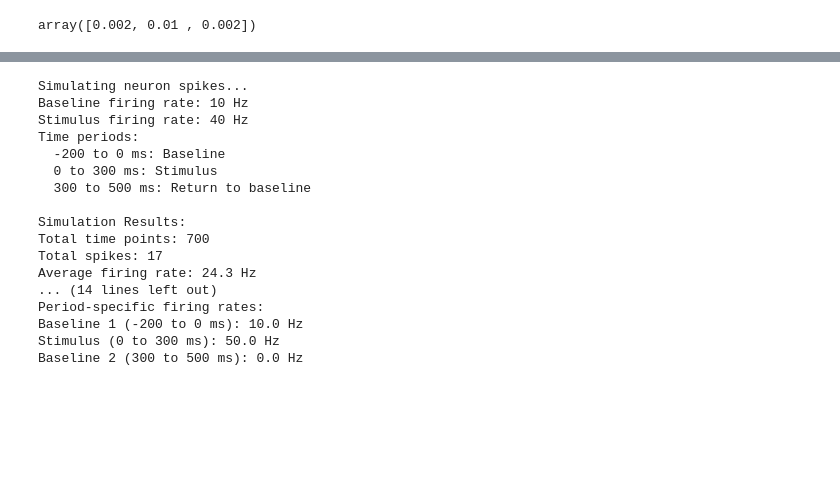
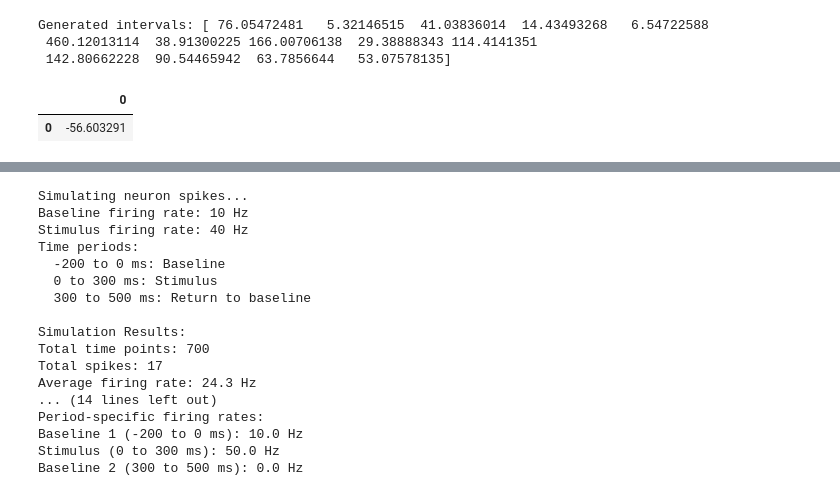
Before and after one commit to barrackHa/Population-Analysis, a Jupyter notebook: population_analysis.ipynb, the cells around one changed output, grey strips where cells are left out. Drawn from its saved outputs; the diff is of its cells as text; code cells hidden in the pictures; blank space fills up the shorter version.

```diff
--- a/population_analysis.ipynb
+++ b/population_analysis.ipynb
@@ -254,15 +254,19 @@ class NeuralAnalysisApp(param.Parameterized):
 # %%
 proc = NonHomogeneousPoissonProcess()
 
 lambda_1, lambda_2 = (2 / 1000), (10 / 1000)
 # lambda_1, lambda_2 = (2), (10)
 proc.rate_function(np.array([-150, 50, 250]), lambda_1, lambda_2)
-# data = proc.generate_spikes(lambda_1, lambda_2, 1, 1)
+data = proc.generate_spikes(lambda_1, lambda_2, 1, 1)
 
-# data_df = pd.DataFrame(data)
-# data_df
+data_df = pd.DataFrame(data)
+data_df
 # %% [output]
-array([0.002, 0.01 , 0.002])
+Generated intervals: [ 76.05472481   5.32146515  41.03836014  14.43493268   6.54722588
+ 460.12013114  38.91300225 166.00706138  29.38888343 114.4141351
+ 142.80662228  90.54465942  63.7856644   53.07578135]
+|  | 0 |
+| 0 | -56.603291 |
 # %%
 rng = np.random.default_rng()
 time = np.arange(-200, 500, 1)
```
Also changed, not shown: parts of 5 cells of this notebook, 1 other file.
